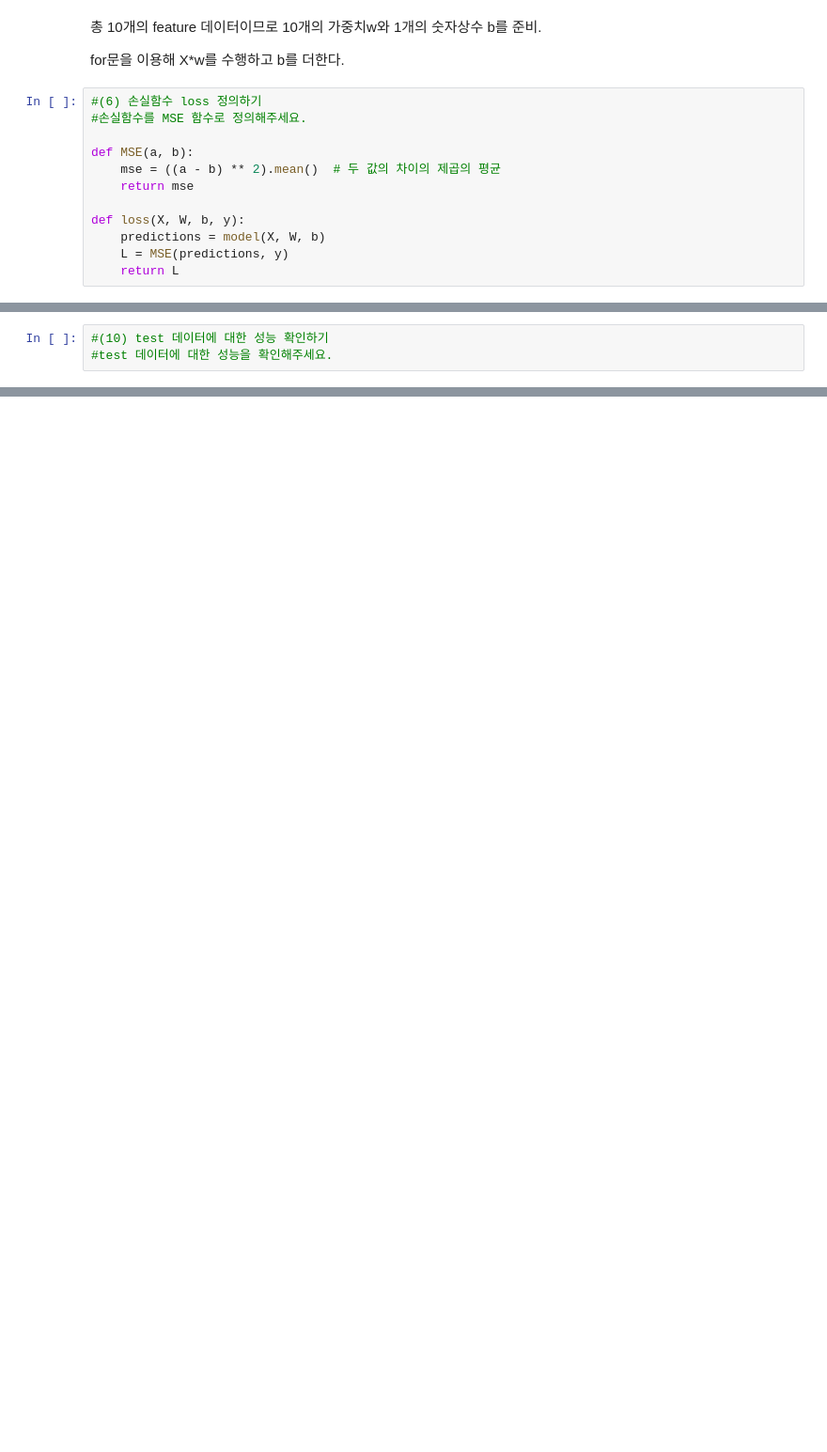
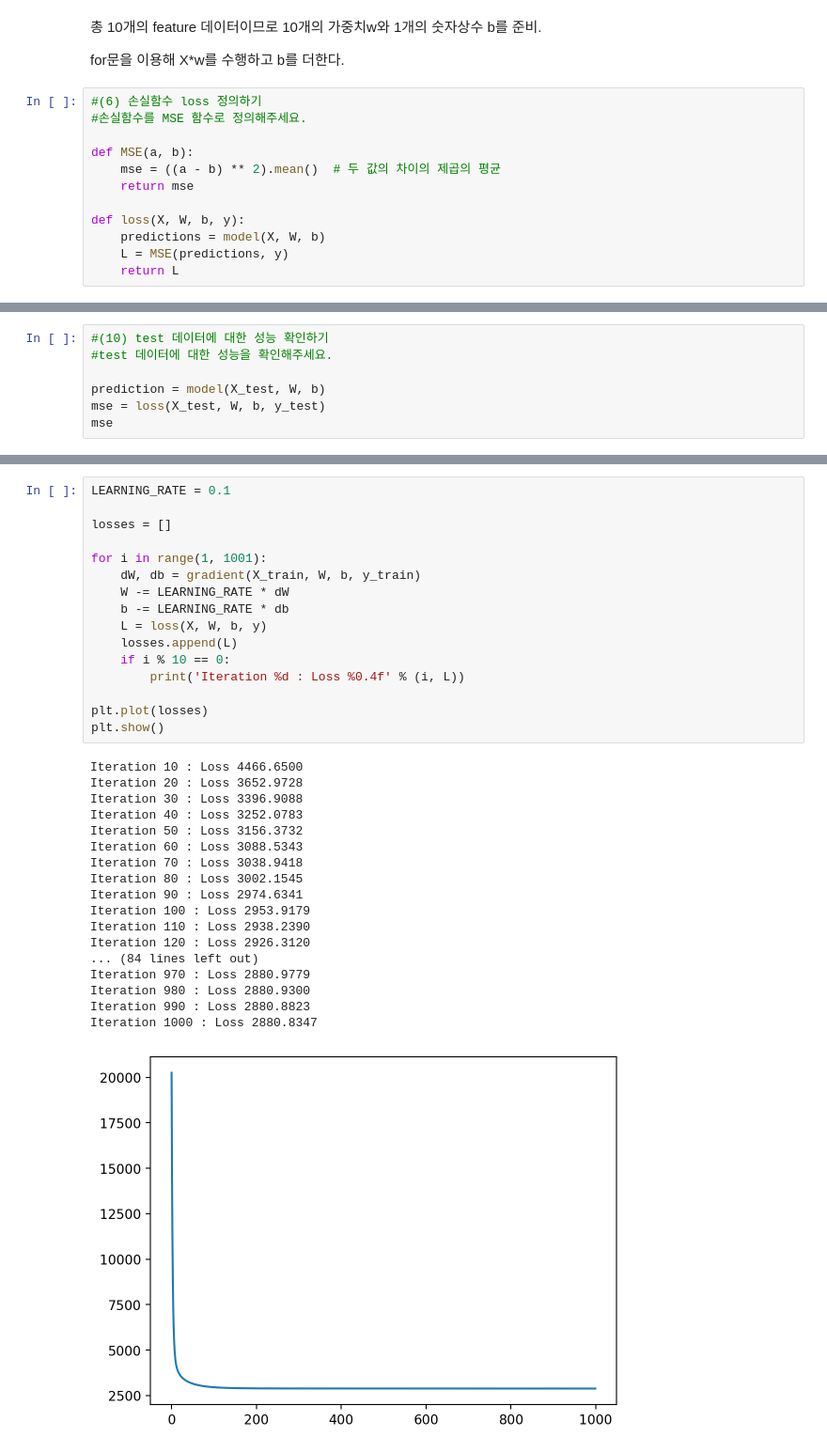
Before and after one commit to F100d4U/Exploration, a Jupyter notebook: [EP02]diabetes.ipynb, the cells around one changed output, grey strips where cells are left out. Shown at 94% size. Saved outputs shown, nothing was run; the diff lists cells and outputs as text; blank space fills up the shorter version.

```diff
--- a/[EP02]diabetes.ipynb
+++ b/[EP02]diabetes.ipynb
@@ -270,3 +329,7 @@ LEARNING_RATE에 다양한 값을 넣어보고 다양하게 학습을 시켜보
 # %%
 #(10) test 데이터에 대한 성능 확인하기
 #test 데이터에 대한 성능을 확인해주세요.
+
+prediction = model(X_test, W, b)
+mse = loss(X_test, W, b, y_test)
+mse
@@ -275,0 +393,35 @@ LEARNING_RATE에 다양한 값을 넣어보고 다양하게 학습을 시켜보
+# %%
+LEARNING_RATE = 0.1
+
+losses = []
+
+for i in range(1, 1001):
+    dW, db = gradient(X_train, W, b, y_train)
+    W -= LEARNING_RATE * dW
+    b -= LEARNING_RATE * db
+    L = loss(X, W, b, y)
+    losses.append(L)
+    if i % 10 == 0:
+        print('Iteration %d : Loss %0.4f' % (i, L))
+
+plt.plot(losses)
+plt.show()
+# %% [output]
+Iteration 10 : Loss 4466.6500
+Iteration 20 : Loss 3652.9728
+Iteration 30 : Loss 3396.9088
+Iteration 40 : Loss 3252.0783
+Iteration 50 : Loss 3156.3732
+Iteration 60 : Loss 3088.5343
+Iteration 70 : Loss 3038.9418
+Iteration 80 : Loss 3002.1545
+Iteration 90 : Loss 2974.6341
+Iteration 100 : Loss 2953.9179
+Iteration 110 : Loss 2938.2390
+Iteration 120 : Loss 2926.3120
+... (84 lines left out)
+Iteration 970 : Loss 2880.9779
+Iteration 980 : Loss 2880.9300
+Iteration 990 : Loss 2880.8823
+Iteration 1000 : Loss 2880.8347
+[figure, added]
```
Also changed, not shown: parts of 23 cells of this notebook.
